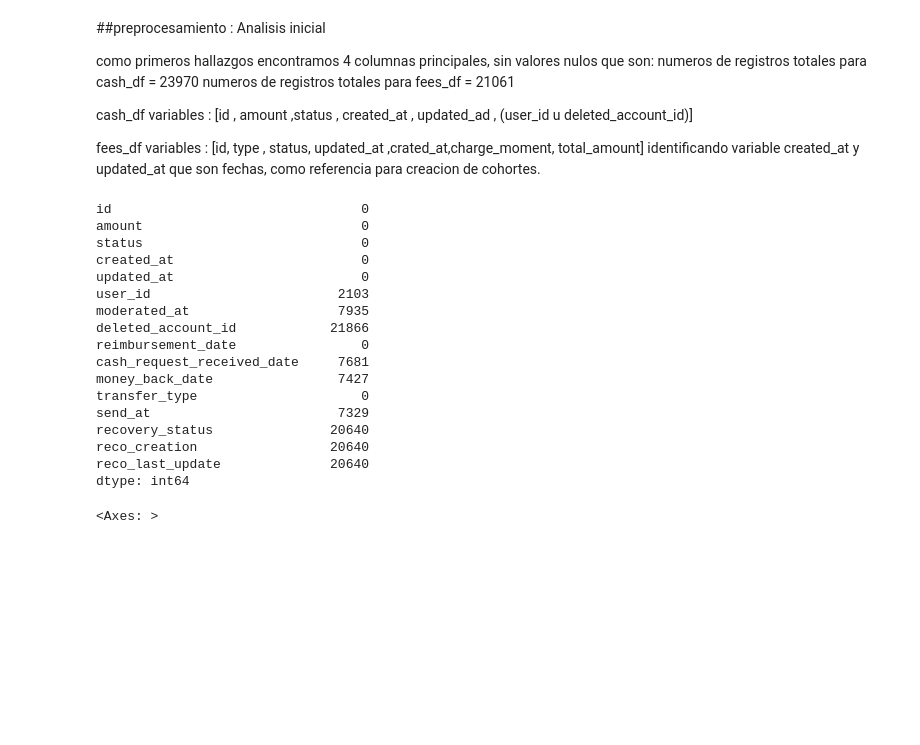
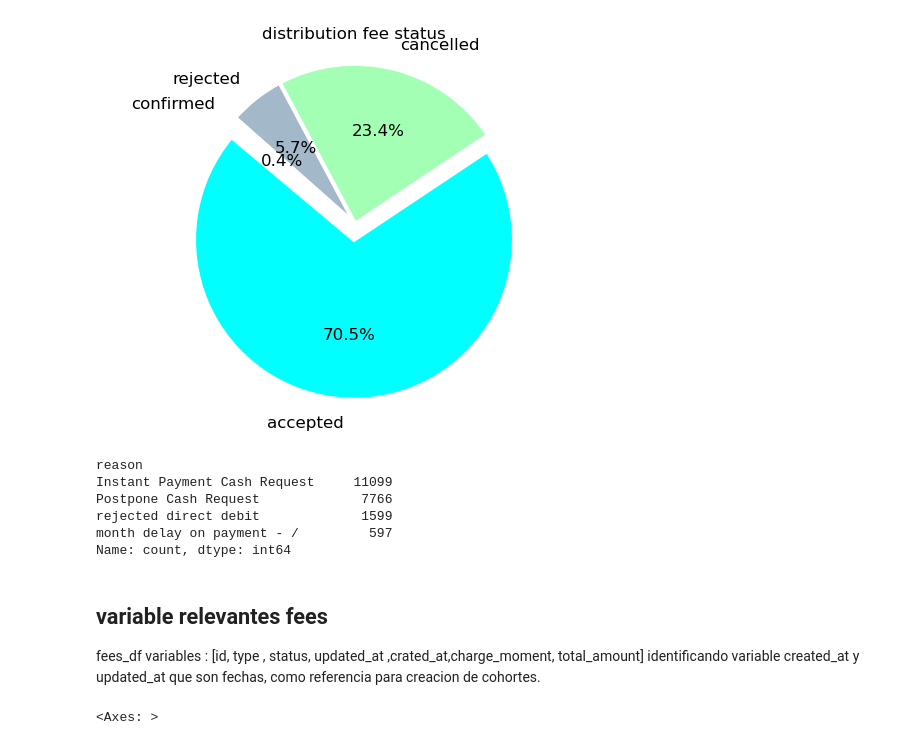
Before and after one commit to jalladin/iron_paymants, a Jupyter notebook: exploracion.ipynb, the cells around one changed output. Cells and saved outputs as stored; diff of their text form; code cells hidden in the pictures; blank space fills up the shorter version.

Commit message:
creados cohortes, y analisis por usuario primera transaccion

```diff
--- a/exploracion.ipynb
+++ b/exploracion.ipynb
@@ -62,35 +107,45 @@ memory usage: 2.1+ MB
+# %%
+#source: https://python-graph-gallery.com/
+
+count_status_fee = fees['status'].value_counts()
+#conteo de clasfificaciones de status fee
+
+count_status_fee = fees['status'].value_counts()
+explode = [0.1, 0, 0, 0] #prueba con explode para grafico
+
+# estructura para añadir o quitar colores para graficos, segun numero de opciones agregar mas colores
+custom_colors = ['#00ffff', '#a3ffb4', '#a3b8c8','#ff0000'] # https://color-hex.org/
+
+#estructura para creacion pyplot con
+
+plt.pie(count_status_fee, labels=count_status_fee.index,labeldistance=1.15,wedgeprops = { 'linewidth' : 3, 'edgecolor' : 'white' }, autopct='%1.1f%%', startangle=140, colors=custom_colors, explode=[0.1, 0, 0, 0],
+        textprops={'color': 'Black', 'fontsize': 12})  # Specify white color and font size
+#titulo grafico
+plt.title('distribution fee status')
+
+# Easegura que los ejes sean iguales para confirmar circulo
+plt.axis('equal')
+
+
+plt.show()
+# %% [output]
+[figure, added]
+# %%
+
+test = fees["reason"].str.replace(r'\d+', '', regex=True)  #referecnia para limpieza y adecuacion de clasificaciones de variable, para quedarmos solo  con las categorias y desechar el numero
+test.value_counts()
+# %% [output]
+reason
+Instant Payment Cash Request     11099
+Postpone Cash Request             7766
+rejected direct debit             1599
+month delay on payment - /         597
+Name: count, dtype: int64
 # %% [markdown]
-##preprocesamiento : Analisis inicial
 
-como primeros hallazgos encontramos 4 columnas principales, sin valores nulos que son:
-numeros de registros totales para cash_df = 23970
-numeros de registros totales para fees_df = 21061
-
-cash_df variables : [id , amount ,status , created_at , updated_ad , (user_id u deleted_account_id)]
-
+## variable relevantes fees
 fees_df variables : [id, type , status, updated_at ,crated_at,charge_moment, total_amount]
 identificando variable created_at y updated_at que son fechas, como referencia para creacion de cohortes.
-# %%
-#total nulos por columna
-cash_df.isnull().sum()
-# %% [output]
-id                                0
-amount                            0
-status                            0
-created_at                        0
-updated_at                        0
-user_id                        2103
-moderated_at                   7935
-deleted_account_id            21866
-reimbursement_date                0
-cash_request_received_date     7681
-money_back_date                7427
-transfer_type                     0
-send_at                        7329
-recovery_status               20640
-reco_creation                 20640
-reco_last_update              20640
-dtype: int64
 # %%
 #mapa de calor de valores nulos o faltantes
 
```
Also changed, not shown: parts of 12 cells of this notebook, 3 other files.
